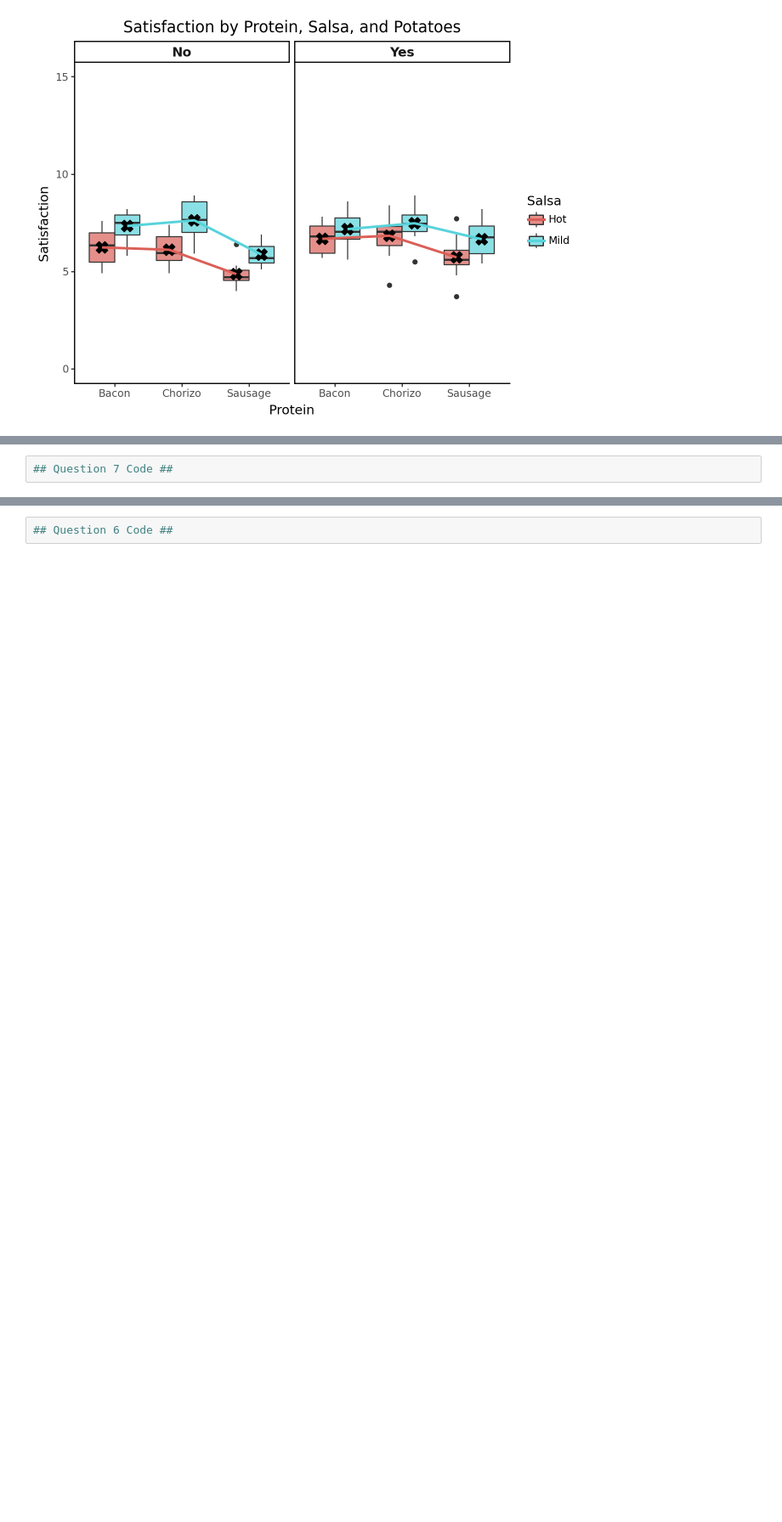
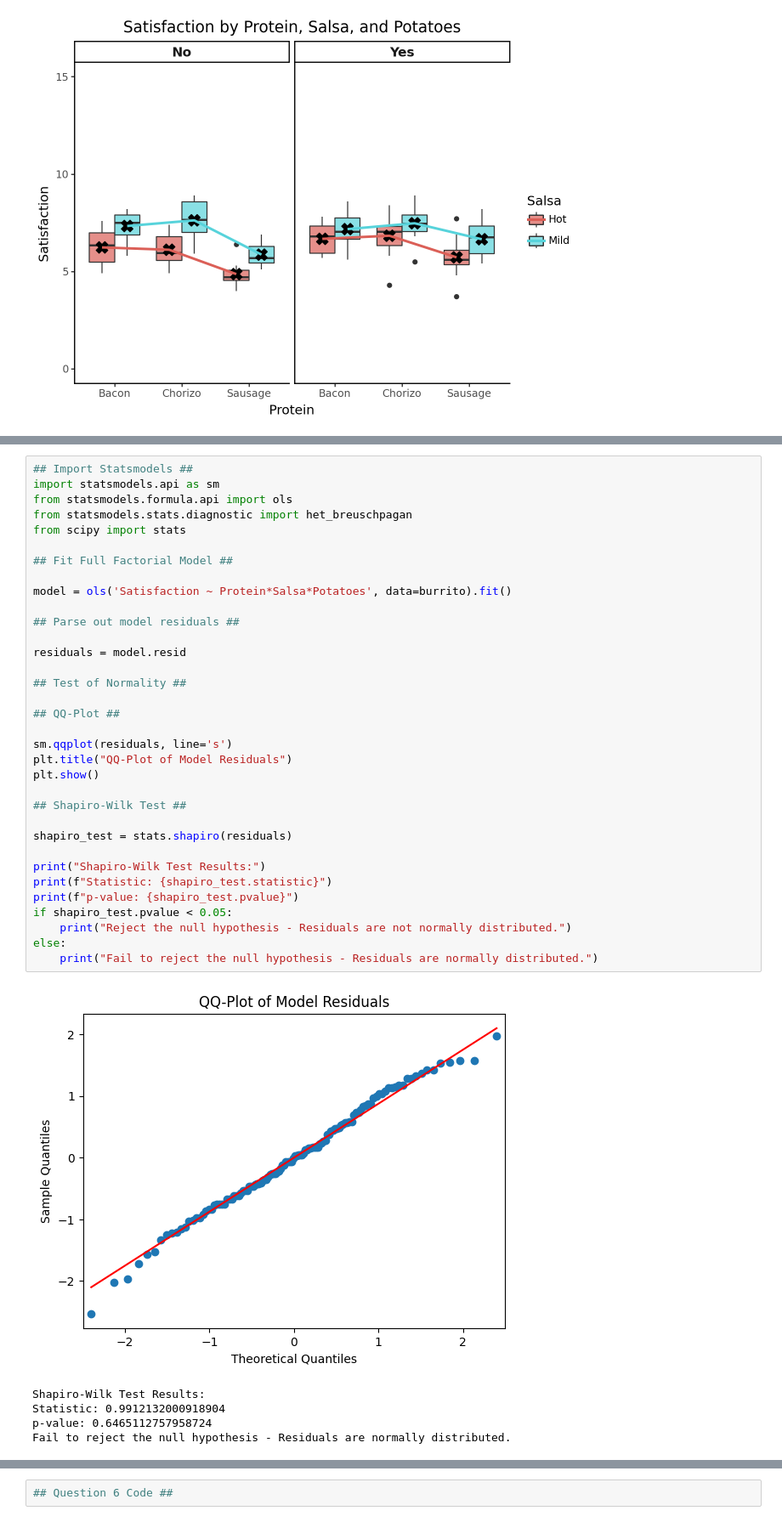
Before and after one commit to JaredLasley/STAT-7220-Applied-Experimental-Design, a Jupyter notebook: Assignments/Final-Exam/Final-Exam.ipynb, the cells around one changed output, grey strips where cells are left out. Shown at 85% size. Cells and saved outputs as stored; diff of their text form; blank space fills up the shorter version.

```diff
--- a/Assignments/Final-Exam/Final-Exam.ipynb
+++ b/Assignments/Final-Exam/Final-Exam.ipynb
@@ -274,4 +275,42 @@ Sausage Hot   No        4.86  0.653537
 # %%
-## Question 7 Code ##
+## Import Statsmodels ##
+import statsmodels.api as sm
+from statsmodels.formula.api import ols
+from statsmodels.stats.diagnostic import het_breuschpagan
+from scipy import stats
+
+## Fit Full Factorial Model ##
+
+model = ols('Satisfaction ~ Protein*Salsa*Potatoes', data=burrito).fit()
+
+## Parse out model residuals ##
+
+residuals = model.resid
+
+## Test of Normality ##
+
+## QQ-Plot ##
+
+sm.qqplot(residuals, line='s')
+plt.title("QQ-Plot of Model Residuals")
+plt.show()
+
+## Shapiro-Wilk Test ##
+
+shapiro_test = stats.shapiro(residuals)
+
+print("Shapiro-Wilk Test Results:")
+print(f"Statistic: {shapiro_test.statistic}")
+print(f"p-value: {shapiro_test.pvalue}")
+if shapiro_test.pvalue < 0.05:
+    print("Reject the null hypothesis - Residuals are not normally distributed.")
+else:
+    print("Fail to reject the null hypothesis - Residuals are normally distributed.")
+# %% [output]
+[figure, added]
+Shapiro-Wilk Test Results:
+Statistic: 0.9912132000918904
+p-value: 0.6465112757958724
+Fail to reject the null hypothesis - Residuals are normally distributed.
 # %% [markdown]
 8. Check the assumption of constant variance using a testing method and a visual method. Does the assumption hold? Why or why not?
```
Also changed, not shown: parts of 10 cells of this notebook.
